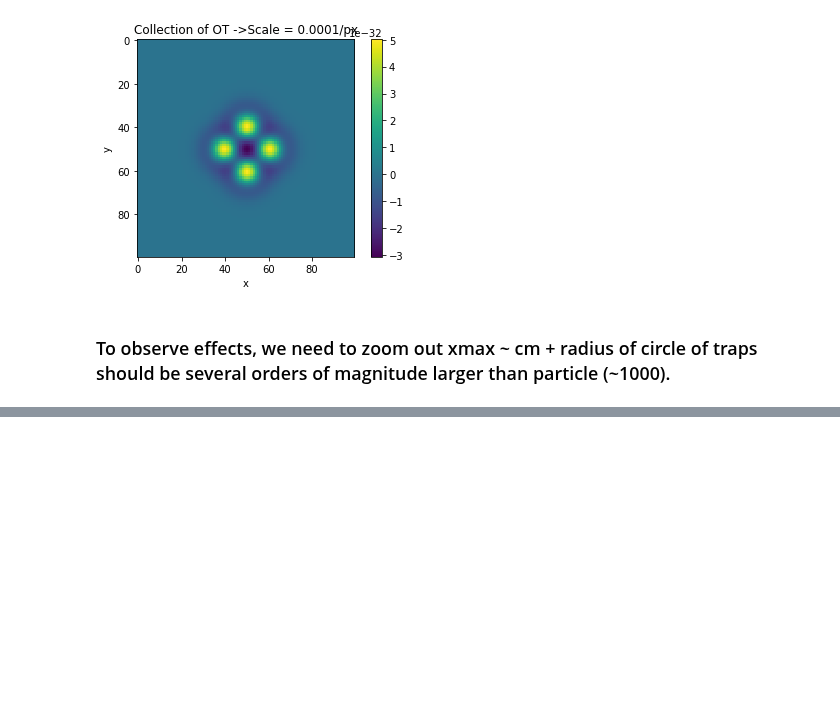
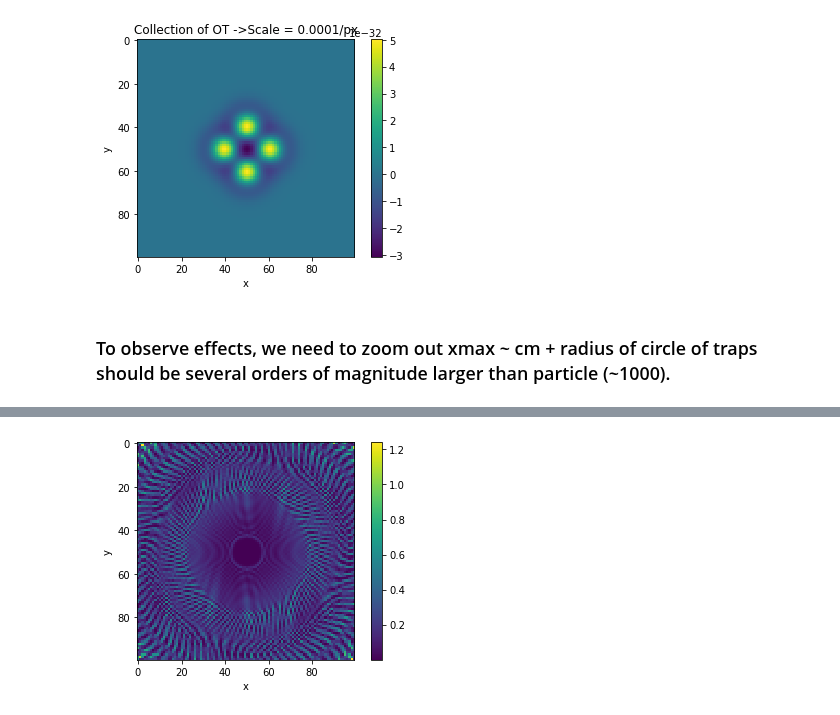
Before and after one commit to jabacousnac/Grier-Lab-Code, a Jupyter notebook: LowIndexTrapping.ipynb, the cells around one changed output, grey strips where cells are left out. Saved outputs shown, nothing was run; the diff lists cells and outputs as text; code cells hidden in the pictures; blank space fills up the shorter version.

```diff
--- a/LowIndexTrapping.ipynb
+++ b/LowIndexTrapping.ipynb
@@ -129,0 +163,4 @@ force_field_SOT(0.29, 1*10**-6, 1.42, 1.49, 4)
+# %%
+ring_intensity_landscape(1.0)
+# %% [output]
+[figure, added]
```
Also changed, not shown: parts of 10 cells of this notebook.
